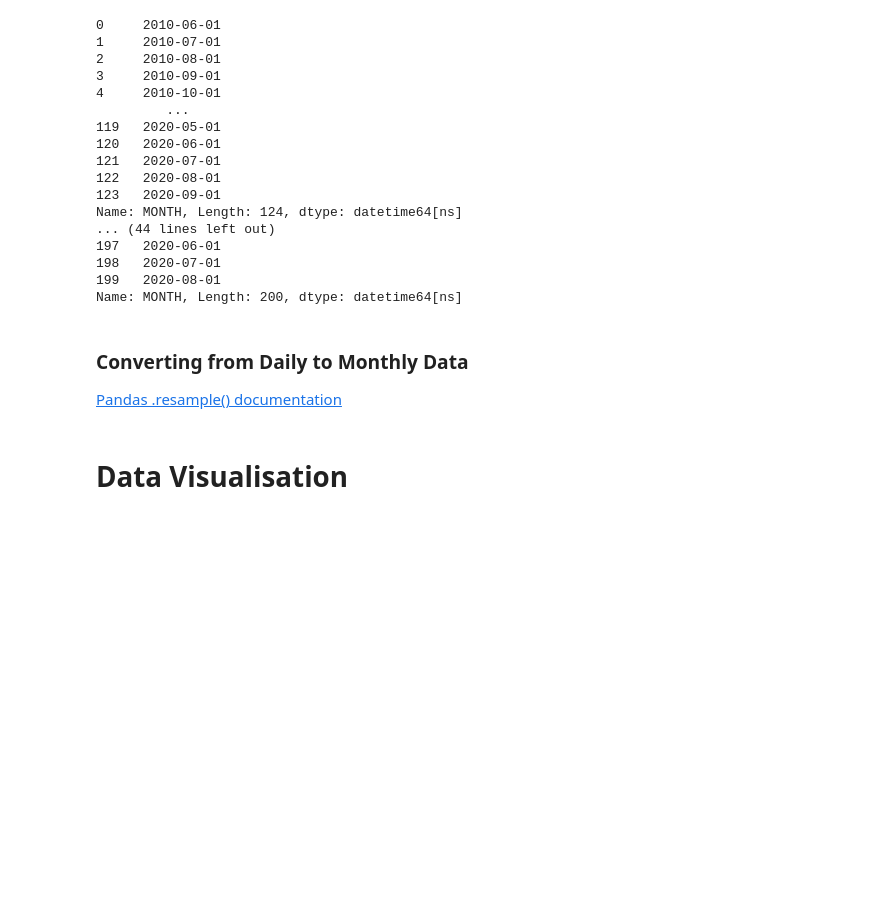
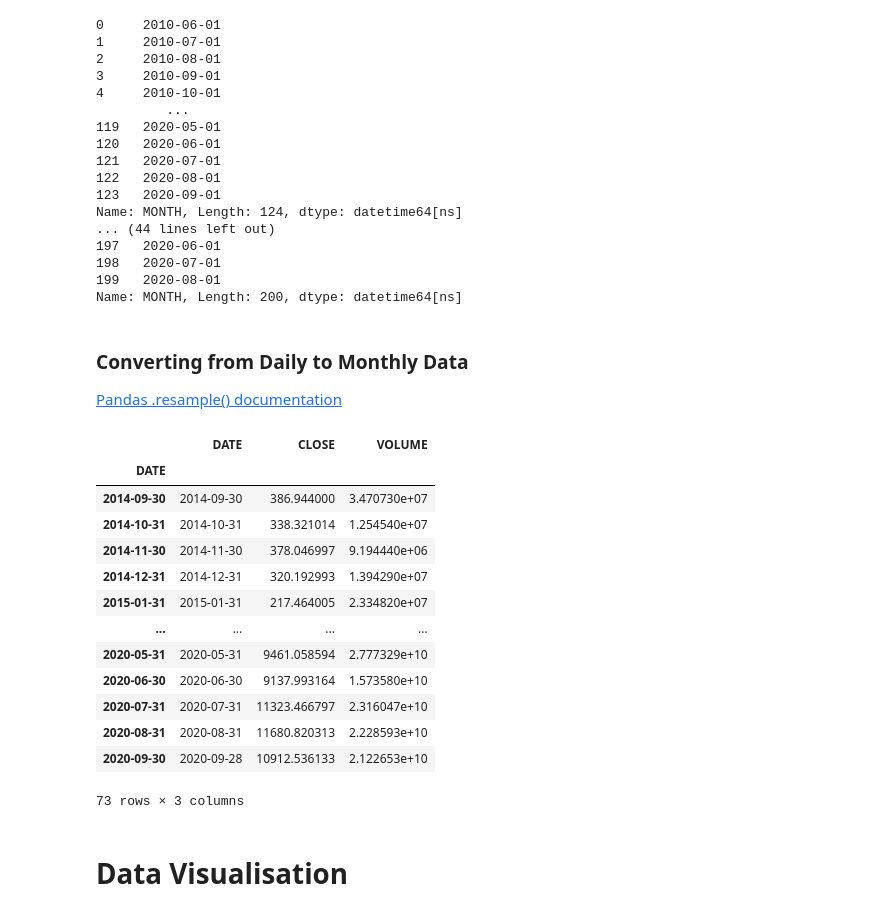
Before and after one commit to HKubinhetz/DS-GoogleTrends, a Jupyter notebook: Google_Trends_and_Data_Visualisation_(start).ipynb, the cells around one changed output. Saved outputs shown, nothing was run; the diff lists cells and outputs as text; code cells hidden in the pictures; blank space fills up the shorter version.

```diff
--- a/Google_Trends_and_Data_Visualisation_(start).ipynb
+++ b/Google_Trends_and_Data_Visualisation_(start).ipynb
@@ -189,6 +195,25 @@ Name: MONTH, Length: 200, dtype: datetime64[ns]
 ### Converting from Daily to Monthly Data
 
 [Pandas .resample() documentation](https://pandas.pydata.org/pandas-docs/stable/reference/api/pandas.DataFrame.resample.html) <br>
+# %%
+df_btc_monthly = df_btc_price.resample('M', on='DATE').last()
+# %%
+df_btc_monthly
+# %% [output]
+|  | DATE | CLOSE | VOLUME |
+| DATE |  |  |  |
+| 2014-09-30 | 2014-09-30 | 386.944000 | 3.470730e+07 |
+| 2014-10-31 | 2014-10-31 | 338.321014 | 1.254540e+07 |
+| 2014-11-30 | 2014-11-30 | 378.046997 | 9.194440e+06 |
+| 2014-12-31 | 2014-12-31 | 320.192993 | 1.394290e+07 |
+| 2015-01-31 | 2015-01-31 | 217.464005 | 2.334820e+07 |
+| ... | ... | ... | ... |
+| 2020-05-31 | 2020-05-31 | 9461.058594 | 2.777329e+10 |
+| 2020-06-30 | 2020-06-30 | 9137.993164 | 1.573580e+10 |
+| 2020-07-31 | 2020-07-31 | 11323.466797 | 2.316047e+10 |
+| 2020-08-31 | 2020-08-31 | 11680.820313 | 2.228593e+10 |
+| 2020-09-30 | 2020-09-28 | 10912.536133 | 2.122653e+10 |
+73 rows × 3 columns
 # %% [markdown]
 # Data Visualisation
 # %% [markdown]
```
Also changed, not shown: parts of 2 cells of this notebook.
